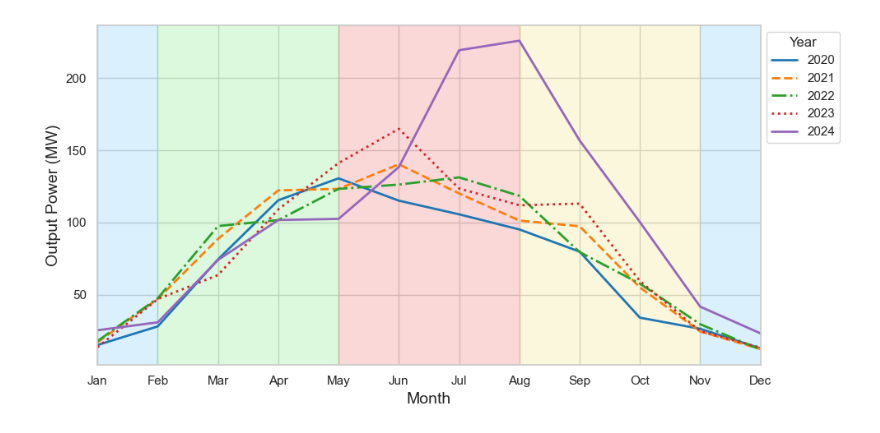
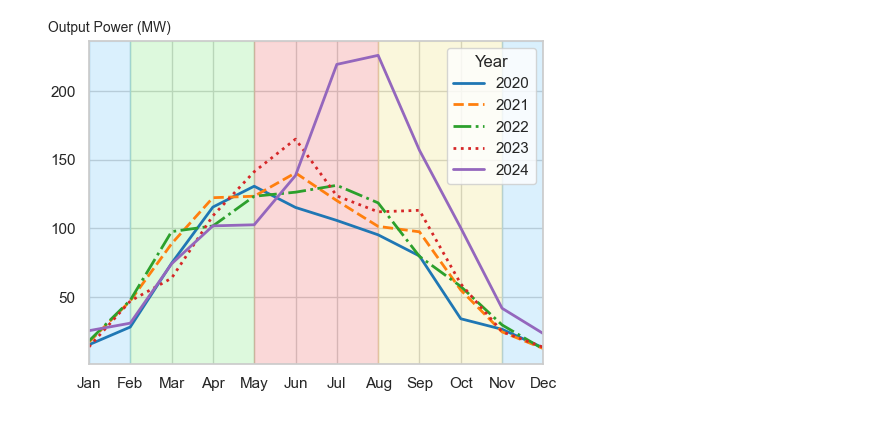
Before and after one commit to buntueng/R-PV-Forecasting, a Jupyter notebook: plotting_seasom.ipynb, the cells around one changed output. Cells and saved outputs as stored; diff of their text form; code cells hidden in the pictures.

Commit message:
update season plotting

```diff
--- a/plotting_seasom.ipynb
+++ b/plotting_seasom.ipynb
@@ -31,36 +31,39 @@ line_styles = ['-', '--', '-.', ':']
 custom_colors = ['#1f77b4', '#ff7f0e', '#2ca02c', '#d62728', '#9467bd', '#8c564b', '#e377c2', '#7f7f7f']
 
 # Step 3: Plot the datฟ
-plt.figure(figsize=(10, 5))
+plt.figure(figsize=(5.5, 4))
 sns.set(style="whitegrid")
 
 # Loop through each year and plot the monthly data with custom colors and line styles
 for i, (year, style) in enumerate(zip(filtered_data.columns, line_styles * (len(filtered_data.columns) // len(line_styles) + 1))):
     plt.plot(
         filtered_data.index,
         filtered_data[year],
         label=str(year),
         color=custom_colors[i % len(custom_colors)],  # Cycle through unique colors
         linestyle=style,
         linewidth=2
     )
 
 # Customize the plot
-plt.xlabel("Month", fontsize=14)
-plt.ylabel("Output Power (MW)", fontsize=14)
+# plt.xlabel("Month", fontsize=14)
+plt.ylabel("Output Power (MW)", fontsize=10,rotation=0,loc='top')
 plt.xticks(ticks=range(1, 13), labels=month)
 plt.xlim(1, 12)
-plt.legend(title="Year", loc="upper left", bbox_to_anchor=(1, 1))
+plt.legend(title="Year", loc="upper right")
+
+ax = plt.gca()  # Get the current Axes
+ax.yaxis.set_label_coords(0.18, 1.02)
 
 # Add normal background color for each season
 plt.axvspan(2, 5, color='lightgreen', alpha=0.3, label='Spring')   # Green
 plt.axvspan(5, 8, color='lightcoral', alpha=0.3, label='Summer')  # Red
 plt.axvspan(8, 11, color='khaki', alpha=0.3, label='Autumn')      # Yellow
 plt.axvspan(1, 2, color='lightskyblue', alpha=0.3, label='Winter')  # Blue
 plt.axvspan(11, 12, color='lightskyblue', alpha=0.3)              # Continue Winter to December
 
 # Adjust layout and show the plot
 plt.tight_layout()
 plt.show()
 # %% [output]
-[figure, old version]
+[figure, new version]
```
Also changed, not shown: 20 other files.
